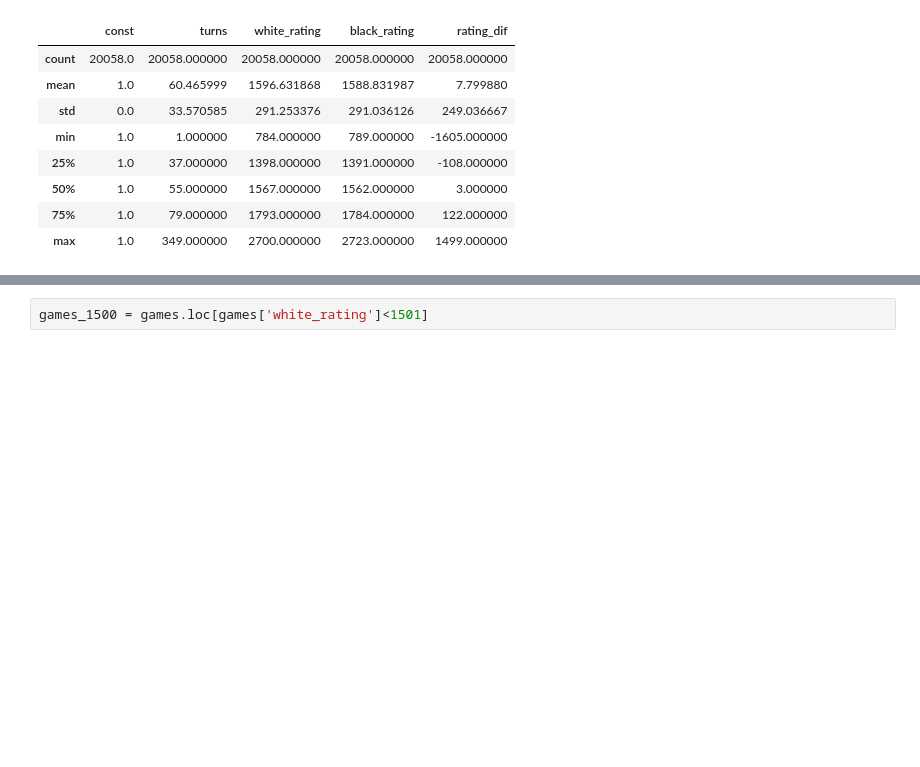
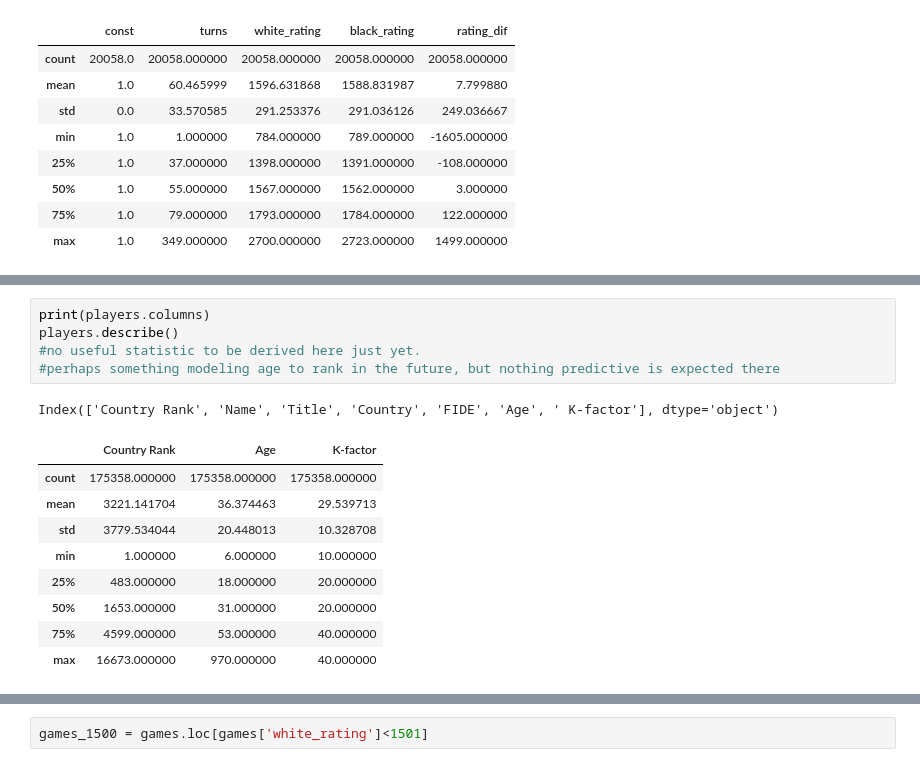
Before and after one commit to Whereiswald0/chess_opening_analysis-LHL-proj-, a Jupyter notebook: src/jupyter_notebooks/analysis_and_visuals.ipynb, the cells around one changed output, grey strips where cells are left out. Cells and saved outputs as stored; diff of their text form; blank space fills up the shorter version.

```diff
--- a/src/jupyter_notebooks/analysis_and_visuals.ipynb
+++ b/src/jupyter_notebooks/analysis_and_visuals.ipynb
@@ -157,3 +185,19 @@ Notes:
 [1] Standard Errors assume that the covariance matrix of the errors is correctly specified.
 [2] The smallest eigenvalue is 4.85e-23. This might indicate that there are
 strong multicollinearity problems or that the design matrix is singular.
+# %%
+print(players.columns)
+players.describe()
+#no useful statistic to be derived here just yet.
+#perhaps something modeling age to rank in the future, but nothing predictive is expected there
+# %% [output]
+Index(['Country Rank', 'Name', 'Title', 'Country', 'FIDE', 'Age', ' K-factor'], dtype='object')
+|  | Country Rank | Age | K-factor |
+| count | 175358.000000 | 175358.000000 | 175358.000000 |
+| mean | 3221.141704 | 36.374463 | 29.539713 |
+| std | 3779.534044 | 20.448013 | 10.328708 |
+| min | 1.000000 | 6.000000 | 10.000000 |
+| 25% | 483.000000 | 18.000000 | 20.000000 |
+| 50% | 1653.000000 | 31.000000 | 20.000000 |
+| 75% | 4599.000000 | 53.000000 | 40.000000 |
+| max | 16673.000000 | 970.000000 | 40.000000 |
```
Also changed, not shown: parts of 14 cells of this notebook, 3 other files.
